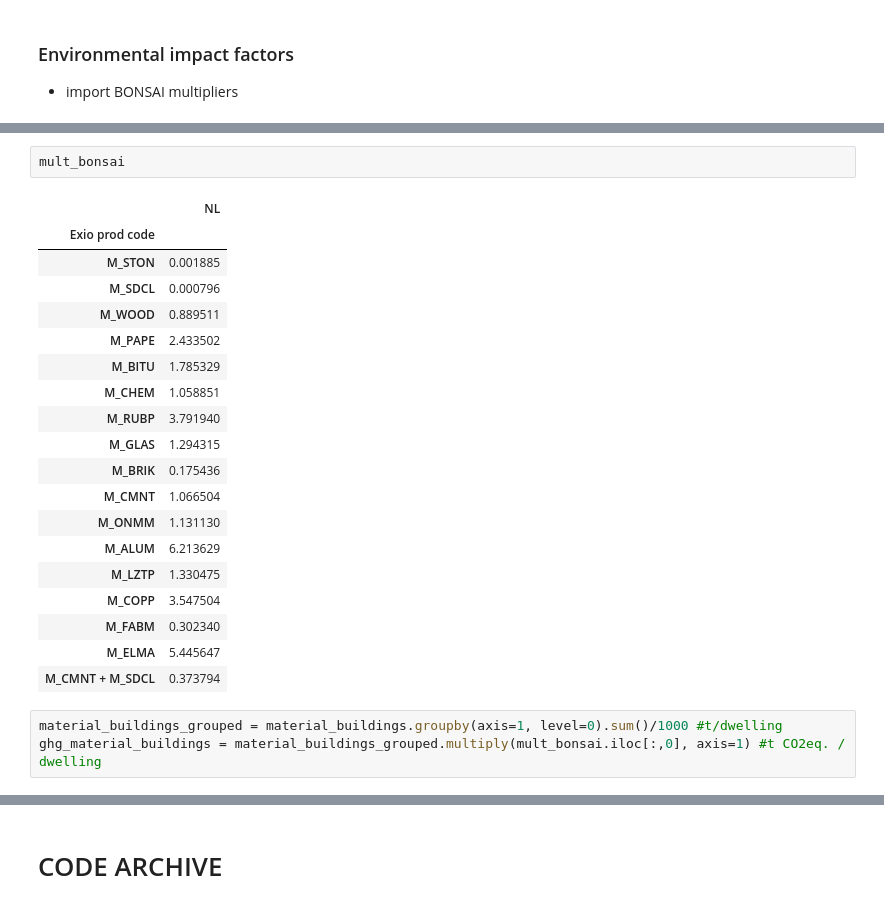
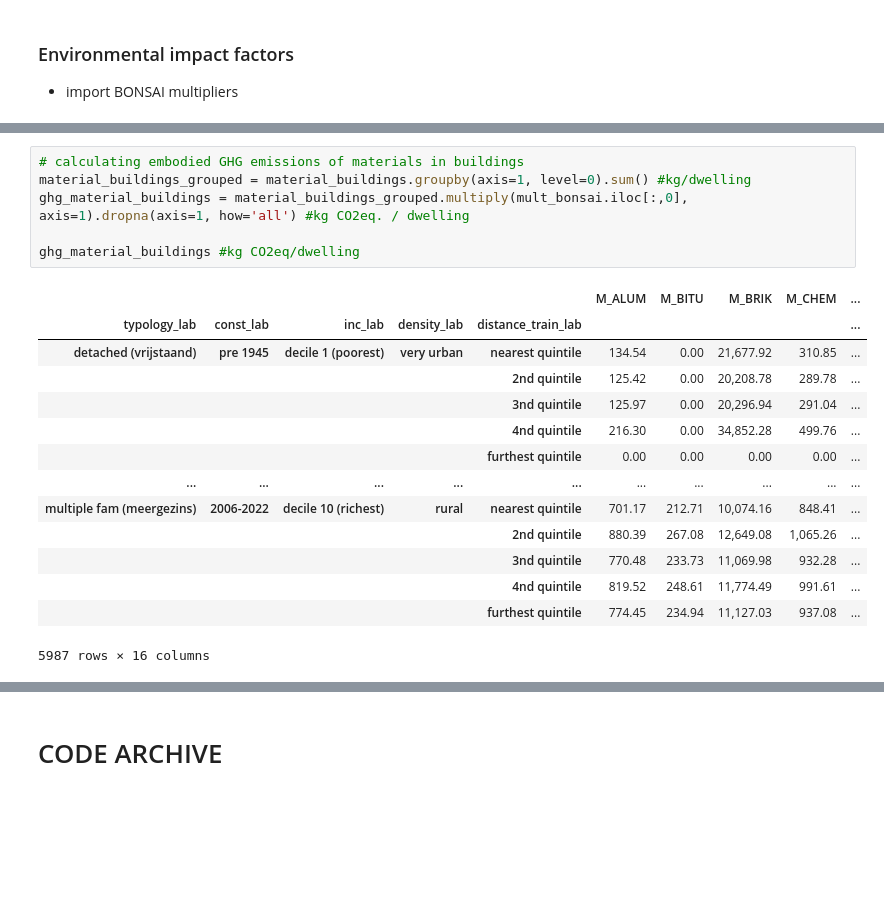
Before and after one commit to MiraVos/housing-footprints, a Jupyter notebook: footprints_main.ipynb, the cells around one changed output, grey strips where cells are left out. Cells and saved outputs as stored; diff of their text form; blank space fills up the shorter version.

```diff
--- a/footprints_main.ipynb
+++ b/footprints_main.ipynb
@@ -335,26 +347,22 @@ Falling back to the 'python' engine because the 'c' engine does not support skip
-# %%
-mult_bonsai
-# %% [output]
-|  | NL |
-| Exio prod code |  |
-| M_STON | 0.001885 |
-| M_SDCL | 0.000796 |
-| M_WOOD | 0.889511 |
-| M_PAPE | 2.433502 |
-| M_BITU | 1.785329 |
-| M_CHEM | 1.058851 |
-| M_RUBP | 3.791940 |
-| M_GLAS | 1.294315 |
-| M_BRIK | 0.175436 |
-| M_CMNT | 1.066504 |
-| M_ONMM | 1.131130 |
-| M_ALUM | 6.213629 |
-| M_LZTP | 1.330475 |
-| M_COPP | 3.547504 |
-| M_FABM | 0.302340 |
-| M_ELMA | 5.445647 |
-| M_CMNT + M_SDCL | 0.373794 |
 # %%
-material_buildings_grouped = material_buildings.groupby(axis=1, level=0).sum()/1000 #t/dwelling
-ghg_material_buildings = material_buildings_grouped.multiply(mult_bonsai.iloc[:,0], axis=1) #t CO2eq. / dwelling
+# calculating embodied GHG emissions of materials in buildings
+material_buildings_grouped = material_buildings.groupby(axis=1, level=0).sum() #kg/dwelling
+ghg_material_buildings = material_buildings_grouped.multiply(mult_bonsai.iloc[:,0], axis=1).dropna(axis=1, how='all') #kg CO2eq. / dwelling
+
+ghg_material_buildings #kg CO2eq/dwelling
+# %% [output]
+|  |  |  |  |  | M_ALUM | M_BITU | M_BRIK | M_CHEM | ... |
+| typology_lab | const_lab | inc_lab | density_lab | distance_train_lab |  |  |  |  | ... |
+| detached (vrijstaand) | pre 1945 | decile 1 (poorest) | very urban | nearest quintile | 134.54 | 0.00 | 21,677.92 | 310.85 | ... |
+|  |  |  |  | 2nd quintile | 125.42 | 0.00 | 20,208.78 | 289.78 | ... |
+|  |  |  |  | 3nd quintile | 125.97 | 0.00 | 20,296.94 | 291.04 | ... |
+|  |  |  |  | 4nd quintile | 216.30 | 0.00 | 34,852.28 | 499.76 | ... |
+|  |  |  |  | furthest quintile | 0.00 | 0.00 | 0.00 | 0.00 | ... |
+| ... | ... | ... | ... | ... | ... | ... | ... | ... | ... |
+| multiple fam (meergezins) | 2006-2022 | decile 10 (richest) | rural | nearest quintile | 701.17 | 212.71 | 10,074.16 | 848.41 | ... |
+|  |  |  |  | 2nd quintile | 880.39 | 267.08 | 12,649.08 | 1,065.26 | ... |
+|  |  |  |  | 3nd quintile | 770.48 | 233.73 | 11,069.98 | 932.28 | ... |
+|  |  |  |  | 4nd quintile | 819.52 | 248.61 | 11,774.49 | 991.61 | ... |
+|  |  |  |  | furthest quintile | 774.45 | 234.94 | 11,127.03 | 937.08 | ... |
+5987 rows × 16 columns
 # %%
```
Also changed, not shown: parts of 14 cells of this notebook, 4 other files.
